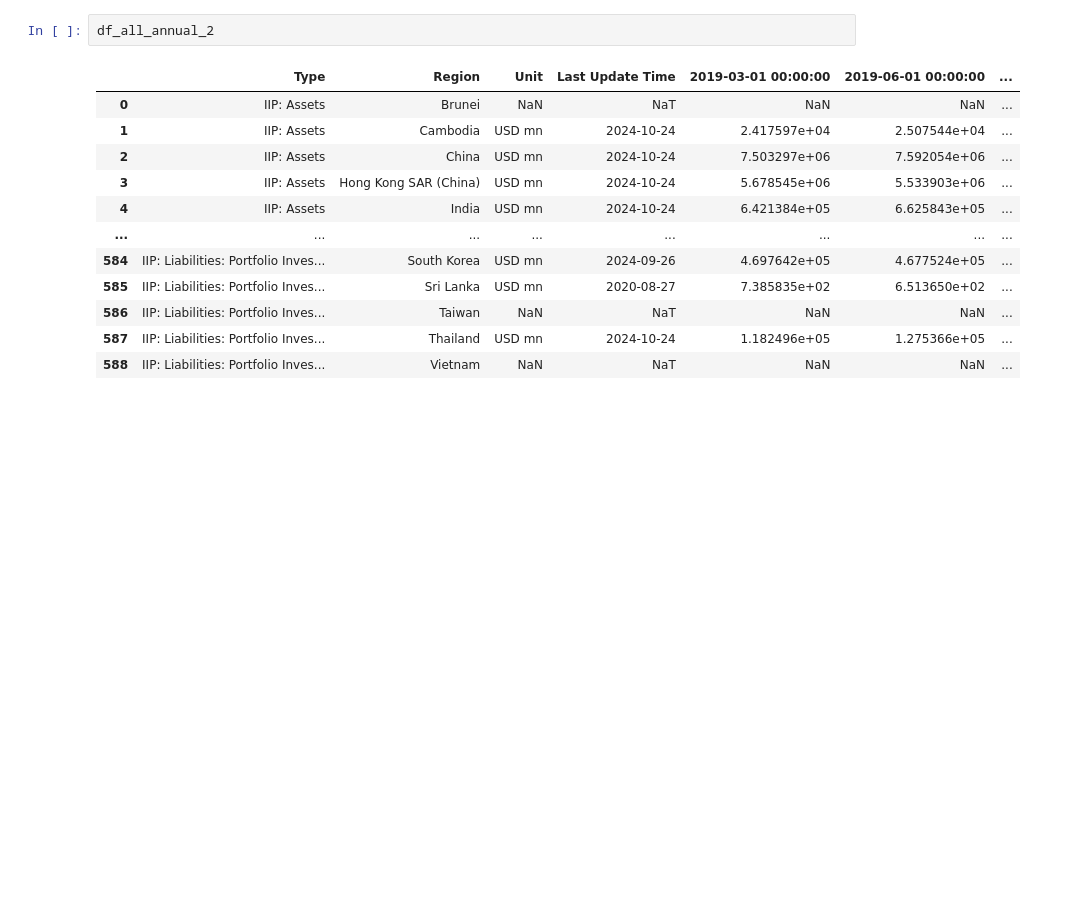
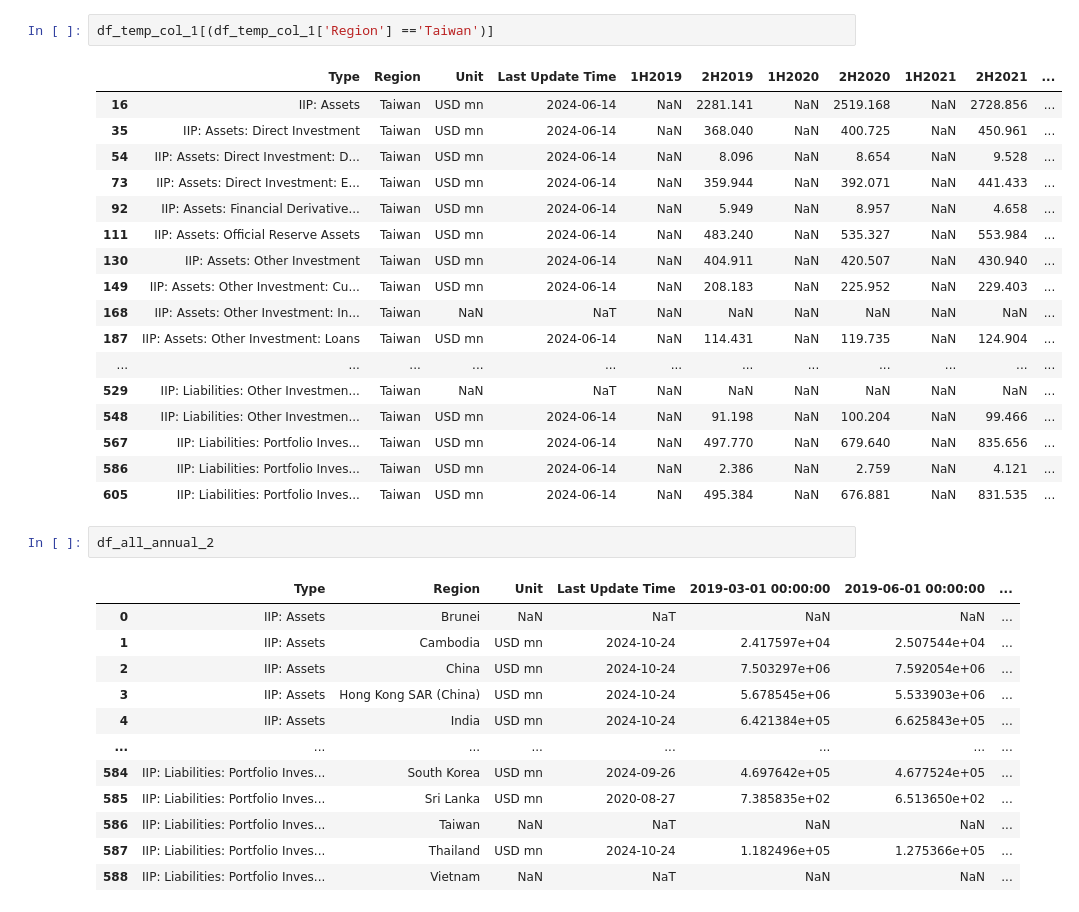
Before and after one commit to aizudeen11/cfm-nlp, a Jupyter notebook: to_gsheet/main.ipynb, the cells around one changed output. Cells and saved outputs as stored; diff of their text form; blank space fills up the shorter version.

```diff
--- a/to_gsheet/main.ipynb
+++ b/to_gsheet/main.ipynb
@@ -154,3 +297,23 @@ df_temp_col_1
+# %%
+df_temp_col_1[(df_temp_col_1['Region'] =='Taiwan')]
+# %% [output]
+|  | Type | Region | Unit | Last Update Time | 1H2019 | 2H2019 | 1H2020 | 2H2020 | 1H2021 | 2H2021 | ... |
+| 16 | IIP: Assets | Taiwan | USD mn | 2024-06-14 | NaN | 2281.141 | NaN | 2519.168 | NaN | 2728.856 | ... |
+| 35 | IIP: Assets: Direct Investment | Taiwan | USD mn | 2024-06-14 | NaN | 368.040 | NaN | 400.725 | NaN | 450.961 | ... |
+| 54 | IIP: Assets: Direct Investment: D... | Taiwan | USD mn | 2024-06-14 | NaN | 8.096 | NaN | 8.654 | NaN | 9.528 | ... |
+| 73 | IIP: Assets: Direct Investment: E... | Taiwan | USD mn | 2024-06-14 | NaN | 359.944 | NaN | 392.071 | NaN | 441.433 | ... |
+| 92 | IIP: Assets: Financial Derivative... | Taiwan | USD mn | 2024-06-14 | NaN | 5.949 | NaN | 8.957 | NaN | 4.658 | ... |
+| 111 | IIP: Assets: Official Reserve Assets | Taiwan | USD mn | 2024-06-14 | NaN | 483.240 | NaN | 535.327 | NaN | 553.984 | ... |
+| 130 | IIP: Assets: Other Investment | Taiwan | USD mn | 2024-06-14 | NaN | 404.911 | NaN | 420.507 | NaN | 430.940 | ... |
+| 149 | IIP: Assets: Other Investment: Cu... | Taiwan | USD mn | 2024-06-14 | NaN | 208.183 | NaN | 225.952 | NaN | 229.403 | ... |
+| 168 | IIP: Assets: Other Investment: In... | Taiwan | NaN | NaT | NaN | NaN | NaN | NaN | NaN | NaN | ... |
+| 187 | IIP: Assets: Other Investment: Loans | Taiwan | USD mn | 2024-06-14 | NaN | 114.431 | NaN | 119.735 | NaN | 124.904 | ... |
+| ... | ... | ... | ... | ... | ... | ... | ... | ... | ... | ... | ... |
+| 529 | IIP: Liabilities: Other Investmen... | Taiwan | NaN | NaT | NaN | NaN | NaN | NaN | NaN | NaN | ... |
+| 548 | IIP: Liabilities: Other Investmen... | Taiwan | USD mn | 2024-06-14 | NaN | 91.198 | NaN | 100.204 | NaN | 99.466 | ... |
+| 567 | IIP: Liabilities: Portfolio Inves... | Taiwan | USD mn | 2024-06-14 | NaN | 497.770 | NaN | 679.640 | NaN | 835.656 | ... |
+| 586 | IIP: Liabilities: Portfolio Inves... | Taiwan | USD mn | 2024-06-14 | NaN | 2.386 | NaN | 2.759 | NaN | 4.121 | ... |
+| 605 | IIP: Liabilities: Portfolio Inves... | Taiwan | USD mn | 2024-06-14 | NaN | 495.384 | NaN | 676.881 | NaN | 831.535 | ... |
 # %%
 df_all_annual_2
 # %% [output]
```
Also changed, not shown: parts of 9 cells of this notebook, 1 other file.
